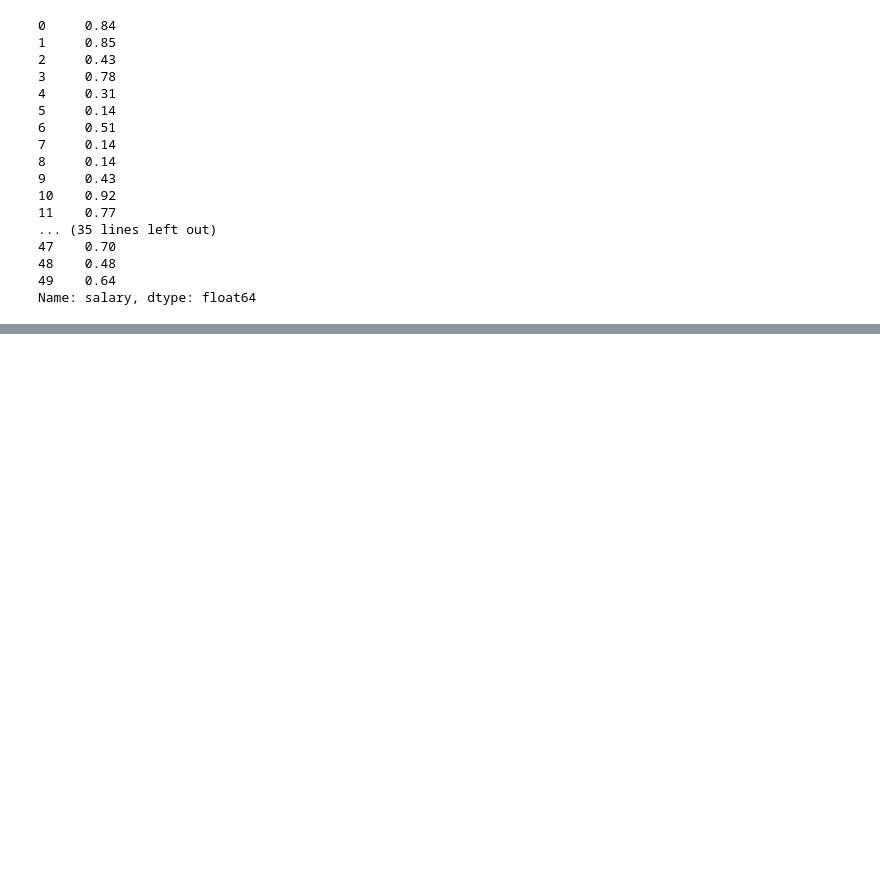
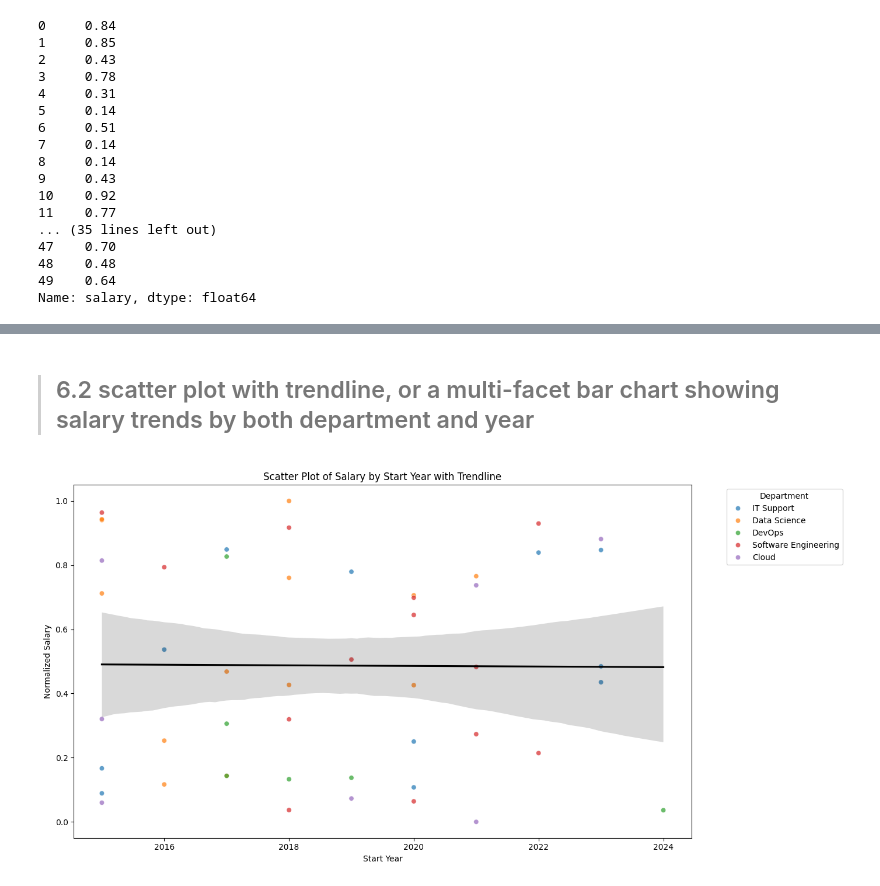
Before and after one commit to Hasyashri/PROG8245_MLP, a Jupyter notebook: MLP_LAB_3.ipynb, the cells around one changed output, grey strips where cells are left out. Cells and saved outputs as stored; diff of their text form; code cells hidden in the pictures; blank space fills up the shorter version.

```diff
--- a/MLP_LAB_3.ipynb
+++ b/MLP_LAB_3.ipynb
@@ -348,0 +482,28 @@ Name: salary, dtype: float64
+# %% [markdown]
+> ## 6.2 scatter plot with trendline, or a multi-facet bar chart showing salary trends by both department and year
+# %%
+# Scatter plot with trendline: Salary vs Start Year by Department
+plt.figure(figsize=(14, 7))
+sns.scatterplot(
+    data=df_merged,
+    x='start_year',
+    y='salary',
+    hue='department_name',
+    alpha=0.7
+)
+sns.regplot(
+    data=df_merged,
+    x='start_year',
+    y='salary',
+    scatter=False,
+    color='black',
+    line_kws={'label': 'Overall Trend'}
+)
+plt.title('Scatter Plot of Salary by Start Year with Trendline')
+plt.xlabel('Start Year')
+plt.ylabel('Normalized Salary')
+plt.legend(title='Department', bbox_to_anchor=(1.05, 1), loc='upper left')
+plt.tight_layout()
+plt.show()
+# %% [output]
+[figure, added]
```
Also changed, not shown: parts of 17 cells of this notebook, 1 other file.
